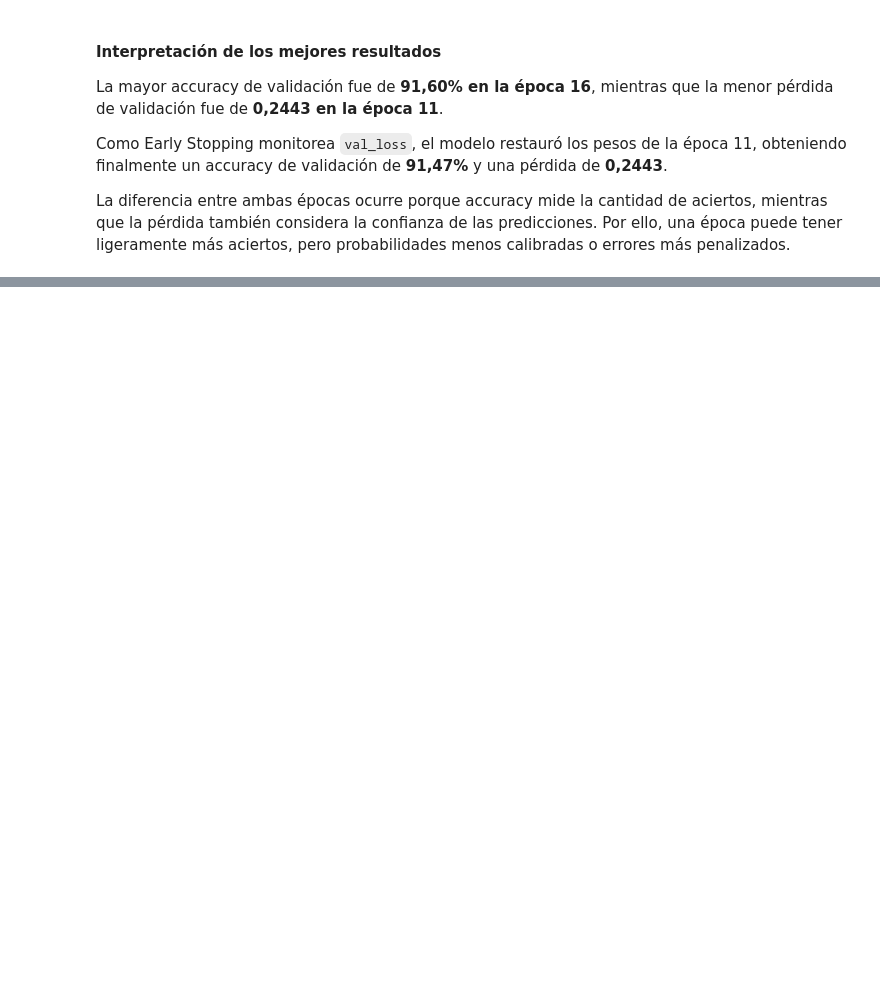
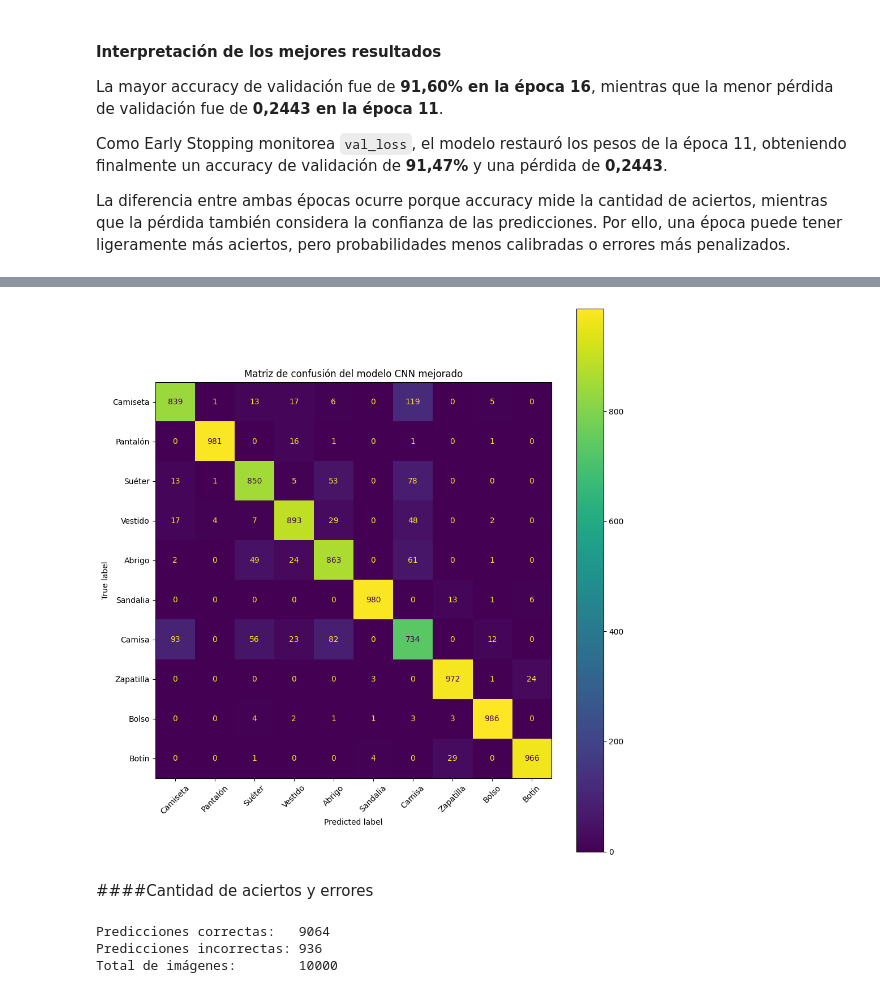
Before and after one commit to Francheskacisterna/Evaluacion_n1, a Jupyter notebook: Examen_Final.ipynb, the cells around one changed output, grey strips where cells are left out. Cells and saved outputs as stored; diff of their text form; code cells hidden in the pictures; blank space fills up the shorter version.

```diff
--- a/Examen_Final.ipynb
+++ b/Examen_Final.ipynb
@@ -1072,0 +1322,40 @@ La diferencia entre ambas épocas ocurre porque accuracy mide la cantidad de aci
+# %%
+# Crear la matriz de confusión de la CNN
+matriz_cnn = confusion_matrix(
+    y_test,
+    y_pred_cnn
+)
+
+# Visualizar la matriz
+fig, ax = plt.subplots(figsize=(10, 10))
+
+display_cnn = ConfusionMatrixDisplay(
+    confusion_matrix=matriz_cnn,
+    display_labels=class_names
+)
+
+display_cnn.plot(
+    ax=ax,
+    values_format="d",
+    xticks_rotation=45
+)
+
+plt.title("Matriz de confusión del modelo CNN mejorado")
+plt.tight_layout()
+plt.show()
+# %% [output]
+[figure, added]
+# %% [markdown]
+####Cantidad de aciertos y errores
+# %%
+# Calcular predicciones correctas e incorrectas
+aciertos_cnn = np.trace(matriz_cnn)
+errores_cnn = matriz_cnn.sum() - aciertos_cnn
+
+print(f"Predicciones correctas:   {aciertos_cnn}")
+print(f"Predicciones incorrectas: {errores_cnn}")
+print(f"Total de imágenes:        {matriz_cnn.sum()}")
+# %% [output]
+Predicciones correctas:   9064
+Predicciones incorrectas: 936
+Total de imágenes:        10000
```
Also changed, not shown: parts of 41 cells of this notebook.
